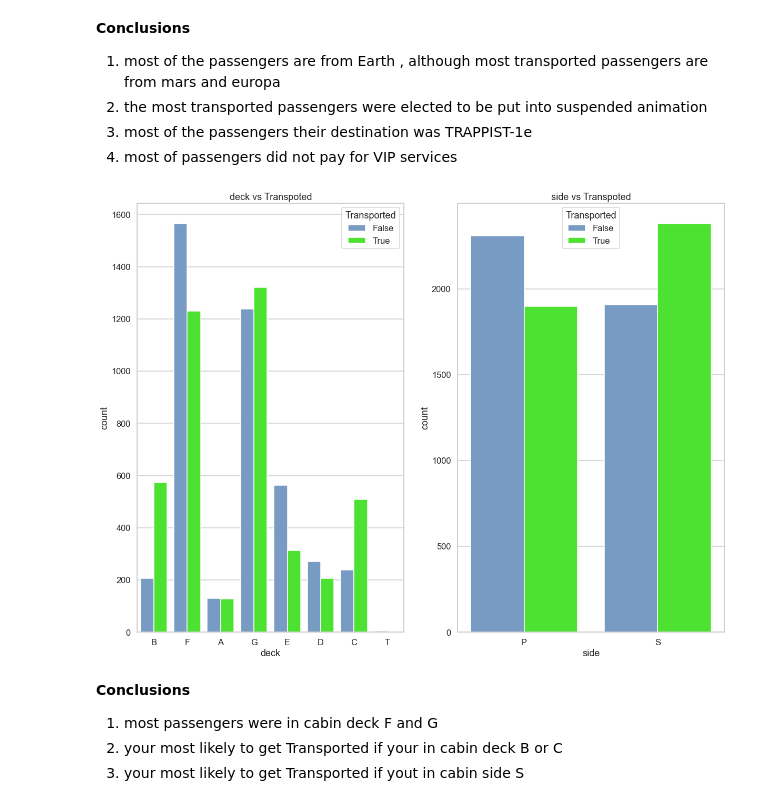
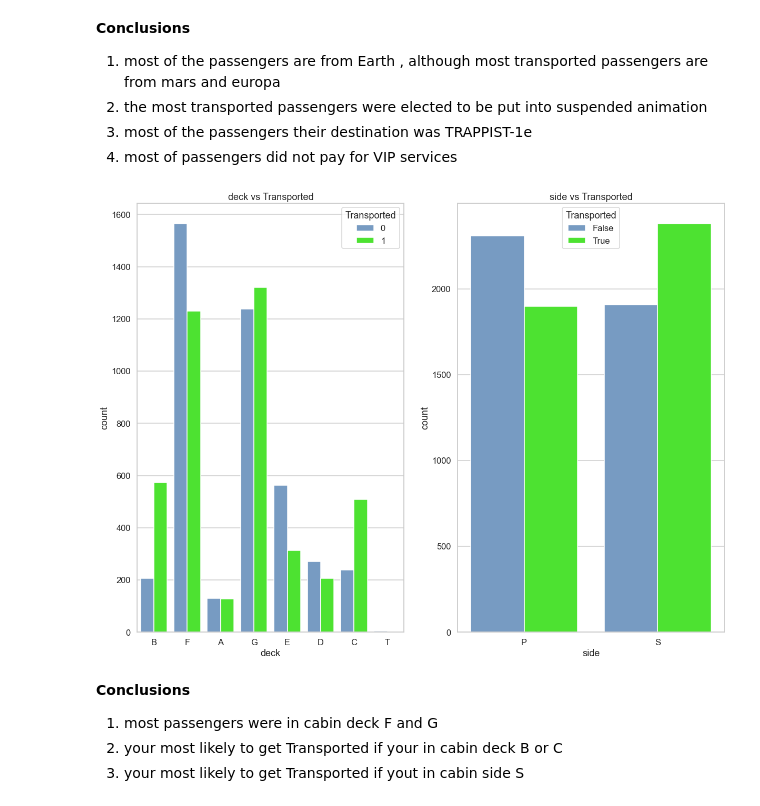
Before and after one commit to ahmed-elmeskyny/Spaceship-Titanic, a Jupyter notebook: spaceship.ipynb, the cells around one changed output. Saved outputs shown, nothing was run; the diff lists cells and outputs as text; code cells hidden in the pictures.

```diff
--- a/spaceship.ipynb
+++ b/spaceship.ipynb
@@ -268,20 +290,10 @@ df_c
 # %%
-plt.figure(figsize=[20,15])
-plt.subplot(2,2,1)
-sns.countplot(x="HomePlanet" , data=df_c , hue="Transported")
-plt.title("HomePlanet vs Transpoted")
-plt.legend(title="Transported",labels=["False", "True"])
-plt.subplot(2,2,2)
-sns.countplot(x="CryoSleep" , data=df_c , hue="Transported")
-plt.title("CryoSleep vs Transpoted")
-plt.legend(title="Transported",labels=["False", "True"])
-plt.subplot(2,2,3)
-sns.countplot(x="Destination" , data=df_c , hue="Transported")
-plt.title("Destination vs Transpoted")
-plt.legend(title="Transported",labels=["False", "True"])
-plt.subplot(2,2,4)
-sns.countplot(x="VIP" , data=df_c , hue="Transported")
-plt.title("VIP vs Transpoted")
-plt.legend(title="Transported",labels=["False", "True"])
-plt.show()
+fig , axes = plt.subplots(2,2 , figsize=[20,15])
+col_name= ["HomePlanet" , "CryoSleep", "Destination" , "VIP"]
+for i , col in enumerate(col_name) :
+    ax = axes.flat[i]
+    sns.countplot(x=col , data=df_c , hue="Transported" , ax= ax )
+    plt.legend(title="Transported",labels=["False", "True"])
+    ax.set_title(col+" vs Transported")
+plt.show();
 # %% [output]
@@ -293,18 +305,16 @@ plt.show()
 3. most of the passengers their destination was TRAPPIST-1e
 4. most of passengers did not pay for VIP services
 # %%
-plt.figure(figsize=[20,15])
-plt.subplot(1,2,1)
-sns.countplot(x="deck" , data=df_c , hue="Transported")
-plt.title("deck vs Transpoted")
-plt.legend(title="Transported",labels=["False", "True"])
-plt.subplot(1,2,2)
-sns.countplot(x="side" , data=df_c , hue="Transported")
-plt.title("side vs Transpoted")
-plt.legend(title="Transported",labels=["False", "True"])
-plt.show()
+fig , axes = plt.subplots(1,2 , figsize=(20,15))
+col_name= ["deck" , "side"]
+for i , col in enumerate(col_name) :
+    ax = axes.flat[i]
+    sns.countplot(x=col , data=df_c , hue="Transported" , ax= ax )
+    plt.legend(title="Transported",labels=["False", "True"])
+    ax.set_title(col+" vs Transported")
+plt.show();
 # %% [output]
-[figure, old version]
+[figure, new version]
 # %% [markdown]
 **Conclusions**
 1. most passengers were in cabin deck F and G
```
Also changed, not shown: parts of 37 cells of this notebook, 2 other files.
